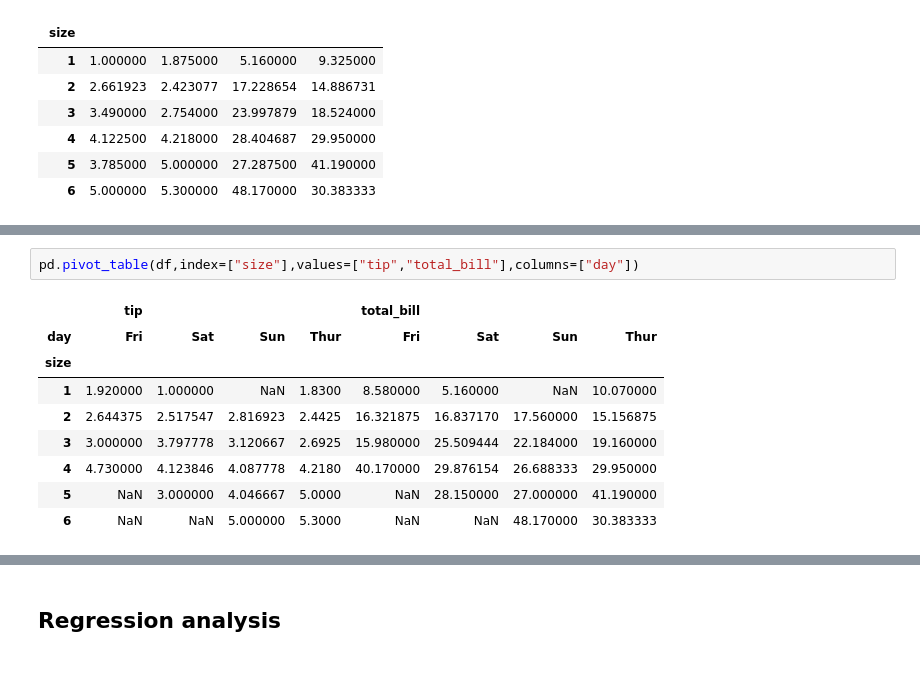
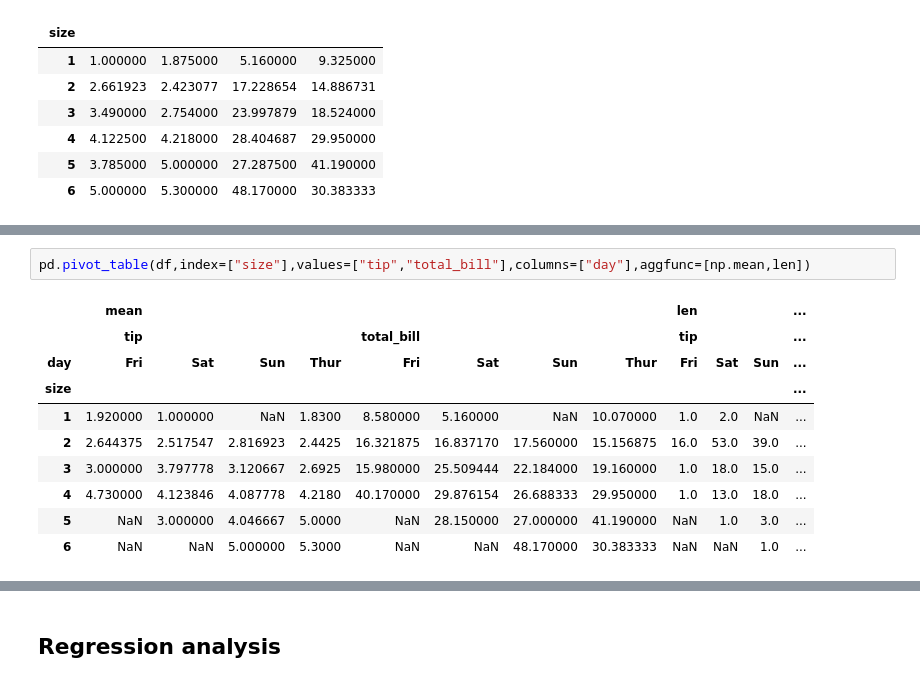
Before and after one commit to Crkonova76/Fundamentals-of-Data-Analysis_Assessment-2019, a Jupyter notebook: Tips_dataset.ipynb, the cells around one changed output, grey strips where cells are left out. Cells and saved outputs as stored; diff of their text form.

Commit message:
size

```diff
--- a/Tips_dataset.ipynb
+++ b/Tips_dataset.ipynb
@@ -525,12 +532,13 @@ pd.pivot_table(df,index=["size"],values=["tip","total_bill"],columns=["sex"])
 # %%
-pd.pivot_table(df,index=["size"],values=["tip","total_bill"],columns=["day"])
+pd.pivot_table(df,index=["size"],values=["tip","total_bill"],columns=["day"],aggfunc=[np.mean,len])
 # %% [output]
-|  | tip |  |  |  | total_bill |  |  |  |
-| day | Fri | Sat | Sun | Thur | Fri | Sat | Sun | Thur |
-| size |  |  |  |  |  |  |  |  |
-| 1 | 1.920000 | 1.000000 | NaN | 1.8300 | 8.580000 | 5.160000 | NaN | 10.070000 |
-| 2 | 2.644375 | 2.517547 | 2.816923 | 2.4425 | 16.321875 | 16.837170 | 17.560000 | 15.156875 |
-| 3 | 3.000000 | 3.797778 | 3.120667 | 2.6925 | 15.980000 | 25.509444 | 22.184000 | 19.160000 |
-| 4 | 4.730000 | 4.123846 | 4.087778 | 4.2180 | 40.170000 | 29.876154 | 26.688333 | 29.950000 |
-| 5 | NaN | 3.000000 | 4.046667 | 5.0000 | NaN | 28.150000 | 27.000000 | 41.190000 |
-| 6 | NaN | NaN | 5.000000 | 5.3000 | NaN | NaN | 48.170000 | 30.383333 |
+|  | mean |  |  |  |  |  |  |  | len |  |  | ... |
+|  | tip |  |  |  | total_bill |  |  |  | tip |  |  | ... |
+| day | Fri | Sat | Sun | Thur | Fri | Sat | Sun | Thur | Fri | Sat | Sun | ... |
+| size |  |  |  |  |  |  |  |  |  |  |  | ... |
+| 1 | 1.920000 | 1.000000 | NaN | 1.8300 | 8.580000 | 5.160000 | NaN | 10.070000 | 1.0 | 2.0 | NaN | ... |
+| 2 | 2.644375 | 2.517547 | 2.816923 | 2.4425 | 16.321875 | 16.837170 | 17.560000 | 15.156875 | 16.0 | 53.0 | 39.0 | ... |
+| 3 | 3.000000 | 3.797778 | 3.120667 | 2.6925 | 15.980000 | 25.509444 | 22.184000 | 19.160000 | 1.0 | 18.0 | 15.0 | ... |
+| 4 | 4.730000 | 4.123846 | 4.087778 | 4.2180 | 40.170000 | 29.876154 | 26.688333 | 29.950000 | 1.0 | 13.0 | 18.0 | ... |
+| 5 | NaN | 3.000000 | 4.046667 | 5.0000 | NaN | 28.150000 | 27.000000 | 41.190000 | NaN | 1.0 | 3.0 | ... |
+| 6 | NaN | NaN | 5.000000 | 5.3000 | NaN | NaN | 48.170000 | 30.383333 | NaN | NaN | 1.0 | ... |
```
Also changed, not shown: parts of 20 cells of this notebook.
